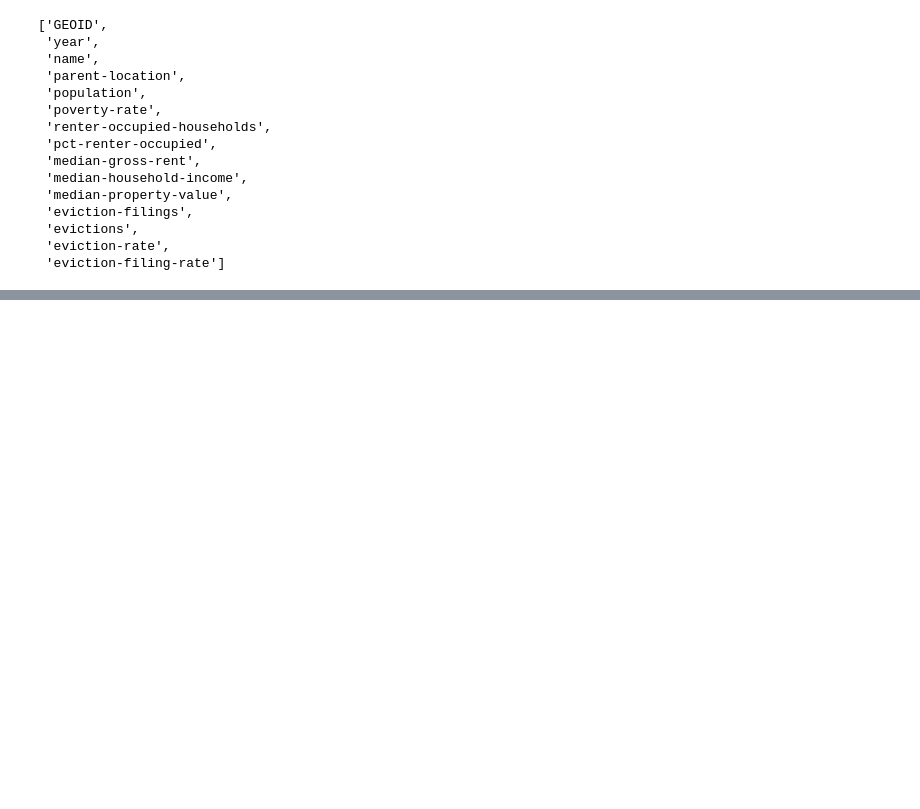
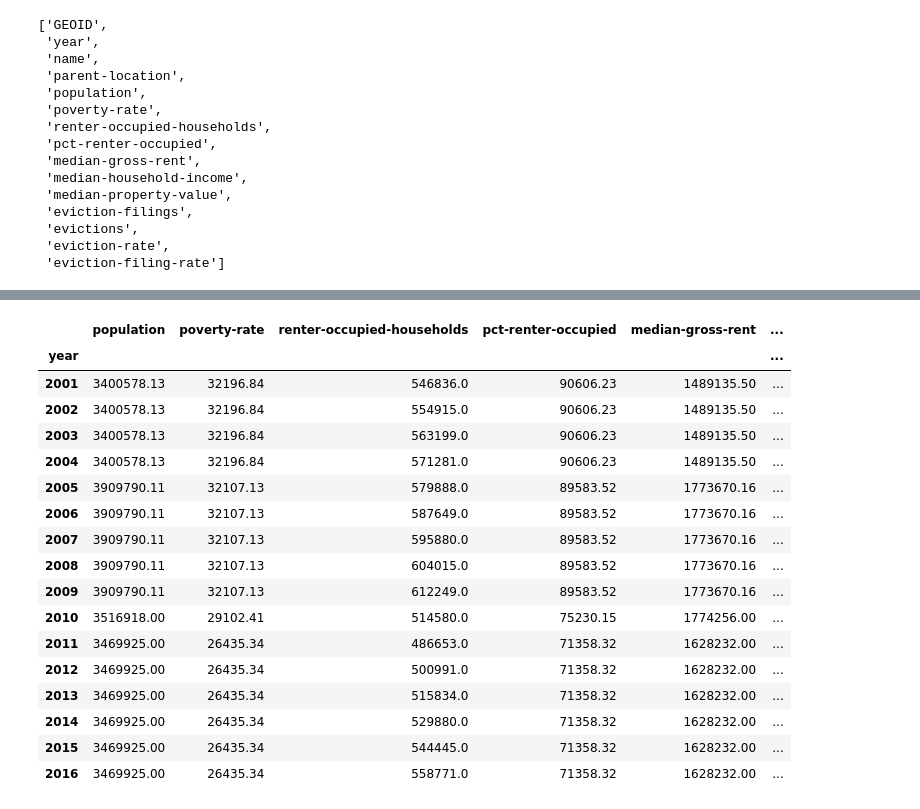
Before and after one commit to eccadena/FIPS_Investment_Decision_Project, a Jupyter notebook: notebooks/roger_eviction_clean.ipynb, the cells around one changed output, grey strips where cells are left out. Saved outputs shown, nothing was run; the diff lists cells and outputs as text; code cells hidden in the pictures; blank space fills up the shorter version.

```diff
--- a/notebooks/roger_eviction_clean.ipynb
+++ b/notebooks/roger_eviction_clean.ipynb
@@ -99,0 +99,23 @@ df_filtered.head()
+# %%
+#groupby to confirm population match
+df_year = df_filtered.groupby('year').sum()
+df_year
+# %% [output]
+|  | population | poverty-rate | renter-occupied-households | pct-renter-occupied | median-gross-rent | ... |
+| year |  |  |  |  |  | ... |
+| 2001 | 3400578.13 | 32196.84 | 546836.0 | 90606.23 | 1489135.50 | ... |
+| 2002 | 3400578.13 | 32196.84 | 554915.0 | 90606.23 | 1489135.50 | ... |
+| 2003 | 3400578.13 | 32196.84 | 563199.0 | 90606.23 | 1489135.50 | ... |
+| 2004 | 3400578.13 | 32196.84 | 571281.0 | 90606.23 | 1489135.50 | ... |
+| 2005 | 3909790.11 | 32107.13 | 579888.0 | 89583.52 | 1773670.16 | ... |
+| 2006 | 3909790.11 | 32107.13 | 587649.0 | 89583.52 | 1773670.16 | ... |
+| 2007 | 3909790.11 | 32107.13 | 595880.0 | 89583.52 | 1773670.16 | ... |
+| 2008 | 3909790.11 | 32107.13 | 604015.0 | 89583.52 | 1773670.16 | ... |
+| 2009 | 3909790.11 | 32107.13 | 612249.0 | 89583.52 | 1773670.16 | ... |
+| 2010 | 3516918.00 | 29102.41 | 514580.0 | 75230.15 | 1774256.00 | ... |
+| 2011 | 3469925.00 | 26435.34 | 486653.0 | 71358.32 | 1628232.00 | ... |
+| 2012 | 3469925.00 | 26435.34 | 500991.0 | 71358.32 | 1628232.00 | ... |
+| 2013 | 3469925.00 | 26435.34 | 515834.0 | 71358.32 | 1628232.00 | ... |
+| 2014 | 3469925.00 | 26435.34 | 529880.0 | 71358.32 | 1628232.00 | ... |
+| 2015 | 3469925.00 | 26435.34 | 544445.0 | 71358.32 | 1628232.00 | ... |
+| 2016 | 3469925.00 | 26435.34 | 558771.0 | 71358.32 | 1628232.00 | ... |
```
Also changed, not shown: parts of 3 cells of this notebook, 1 other file.
